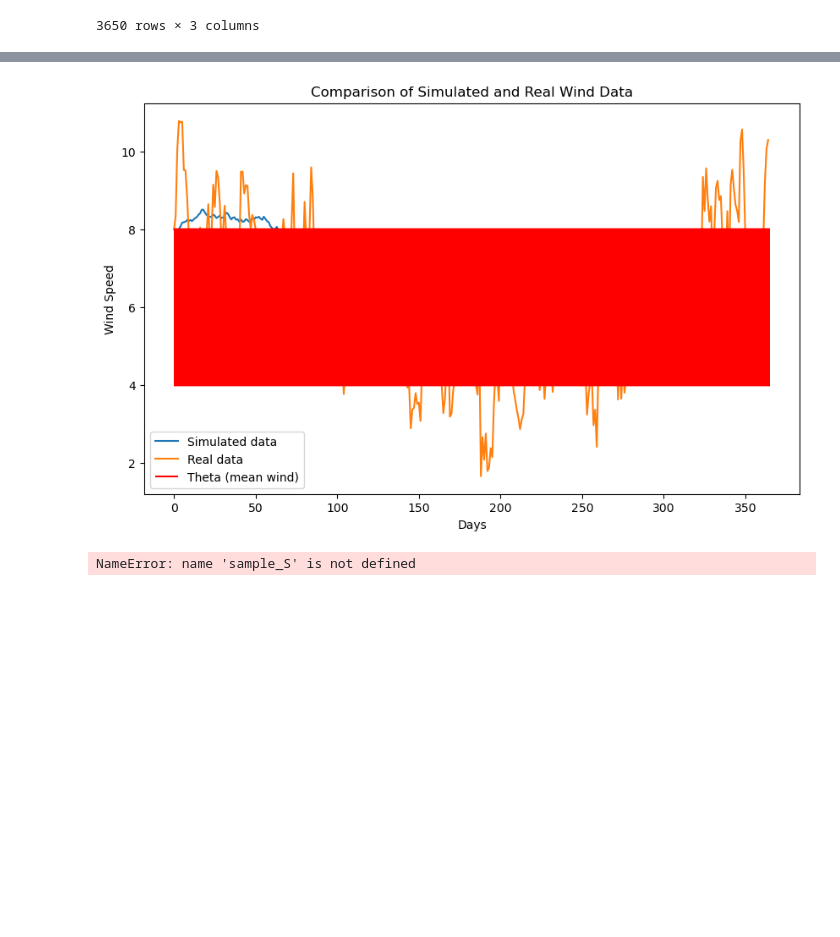
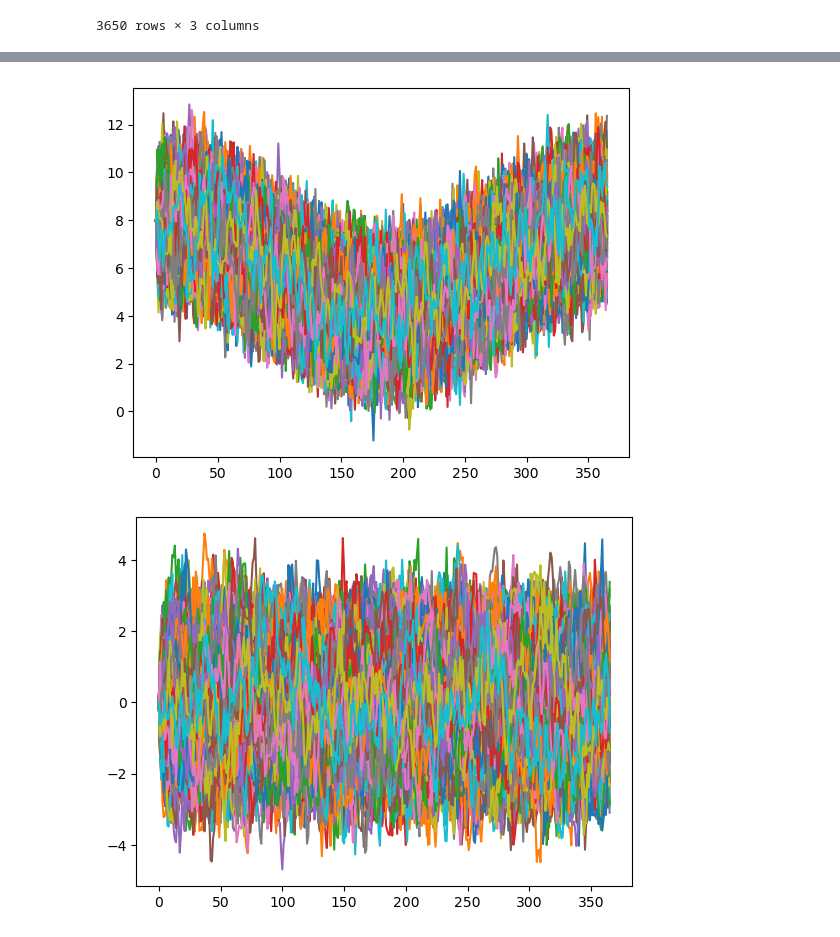
Before and after one commit to emi-verdun/Simulacion-Molino-ACN, a Jupyter notebook: simulacion.ipynb, the cells around one changed output, grey strips where cells are left out. Saved outputs shown, nothing was run; the diff lists cells and outputs as text; code cells hidden in the pictures; blank space fills up the shorter version.

```diff
--- a/simulacion.ipynb
+++ b/simulacion.ipynb
@@ -123,8 +115,17 @@ error.mean()
 # %%
-def viento_paths(S_0, kappa, theta, sigma, delta, T, m):
-    S = np.zeros(m, T)
+def regional_wind_paths(S_0, k, theta, sigma, delta, T, m):
+    #Si+1 - Si = k(theta - si)delta + sigma*raiz(delta)*shock
+    S = np.zeros((m,T+1))
     S[:,0] = S_0
-    for t in range(1, T):
-        S[:, t] = S[:, t-1] + kappa (theta[t] - S[:,t-1])
-        delta + np.sqrt(delta * np.random.normal(0,1,m) * sigma)
+    for i in range(m):
+        for t in range(1,T+1):
+            S[i,t] = S[i, t-1]+k*(theta[t-1]-S[i,t-1])*delta + sigma*np.sqrt(delta)*np.random.normal(0,1)
     return S
+
+def gap_wind_paths(D_0, beta, gamma, delta, T, m):
+    D = np.zeros((m, T+1))
+    D[:,0] = D_0
+    for i in range(m):
+        for t in range(1, T+1):
+            D[i, t] = D[i, t-1] - beta*D[i, t-1]*delta + gamma*np.sqrt(delta)*np.random.normal(0, 1)
+    return D
@@ -183,41 +132,19 @@ plt.show()
-# %%
-# Función corregida para simular los caminos del viento
-def viento_paths(S_0, kappa, theta, sigma, delta, T, m):
-    S = np.zeros((m, T))  # Corregimos la creación de la matriz
-    S[:, 0] = S_0
-    for t in range(1, T):
-        S[:, t] = S[:, t-1] + kappa * (theta[t] - S[:, t-1]) * delta + np.sqrt(delta) * sigma * np.random.normal(0, 1, m)
-    return S
-
-# Parámetros de entrada
-S_0 = viento["regional wind"].iloc[0]
-m = 1000  # Número de simulaciones
-T = 365  # Simulación de 1 año (ajusta según sea necesario)
-delta = 1/365  # Paso de tiempo
-
-# Theta calculado a partir de la fórmula dada
-theta = 6 + 2 * np.cos(2 * np.pi * np.arange(T) / 365)
-
-# Simulación del viento
-S = viento_paths(S_0, kappa, theta, sigma, delta, T, m)
-
-# Comparación gráfica entre los datos simulados y reales
-plt.figure(figsize=(10, 6))
-plt.plot(S[0], label='Simulated data')  # Primera simulación
-plt.plot(viento["regional wind"].values[:T], label='Real data')  # Datos reales
-plt.hlines(theta, 0, T, colors='r', label='Theta (mean wind)')
-plt.xlabel('Days')
-plt.ylabel('Wind Speed')
-plt.title('Comparison of Simulated and Real Wind Data')
-plt.legend()
-plt.show()
-# %% [output]
-[figure, removed]
-# %%
-S = sample_S(S_0, mu, sigma, delta, 21,100)
-for S_i in S:
-    plt.plot(S_i)
-
-plt.show()
-# %% [output]
-NameError: name 'sample_S' is not defined
+# %%
+#simulacion 1 año viento regional
+S_0 = viento["regional wind"].iloc[0]
+D_0 = viento["wind gap norte sur"].iloc[0]
+num_sim = 1000
+T = 365
+S = regional_wind_paths(S_0, kappa, theta, sigma,delta, T, num_sim)
+D = gap_wind_paths(D_0, beta, gamma, delta, T, num_sim)
+
+for s_i in S:
+    plt.plot(s_i)
+plt.show()
+
+for d_i in D:
+    plt.plot(d_i)
+plt.show()
+# %% [output]
+[figure, added]
+[figure, added]
```
Also changed, not shown: parts of 10 cells of this notebook.
